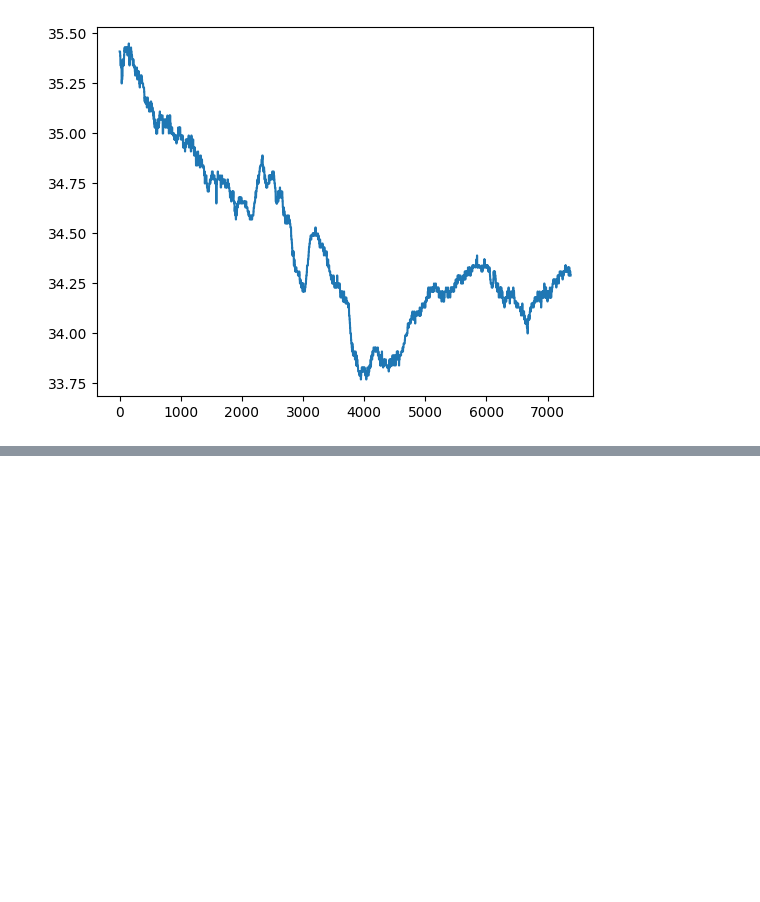
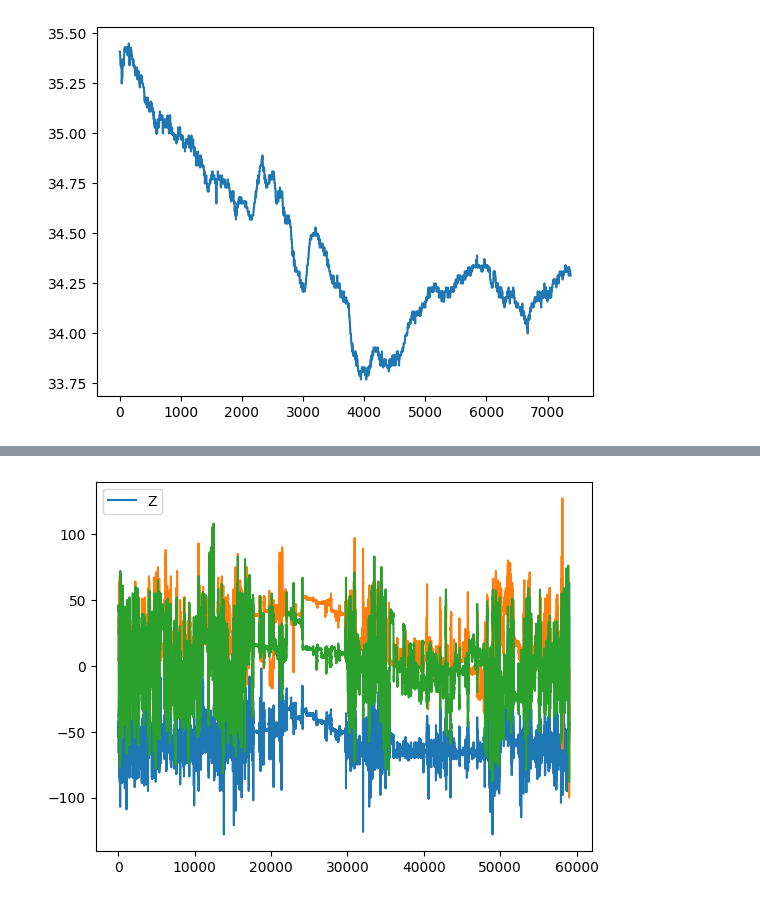
Before and after one commit to CapnJackSparrow/09-IMU-based-fatigue-detection, a Jupyter notebook: notebooks/Traian_Project.ipynb, the cells around one changed output, grey strips where cells are left out. Saved outputs shown, nothing was run; the diff lists cells and outputs as text; code cells hidden in the pictures; blank space fills up the shorter version.

```diff
--- a/notebooks/Traian_Project.ipynb
+++ b/notebooks/Traian_Project.ipynb
@@ -268,0 +444,15 @@ plt.plot(datasTEMP[1:])
+# %%
+x = np.linspace(0, 10, 150)
+
+plt.plot(datasACC['X'][1:])
+plt.legend('X');
+plt.plot(datasACC['Y'][1:])
+plt.legend('Y');
+plt.plot(datasACC['Z'][1:])
+plt.legend('Z');
+
+## same plotting code as above!
+# plt.plot(x, y)
+# plt.legend('ABCDEF', ncol=2, loc='upper left');
+# %% [output]
+[figure, added]
```
Also changed, not shown: parts of 70 cells of this notebook.
